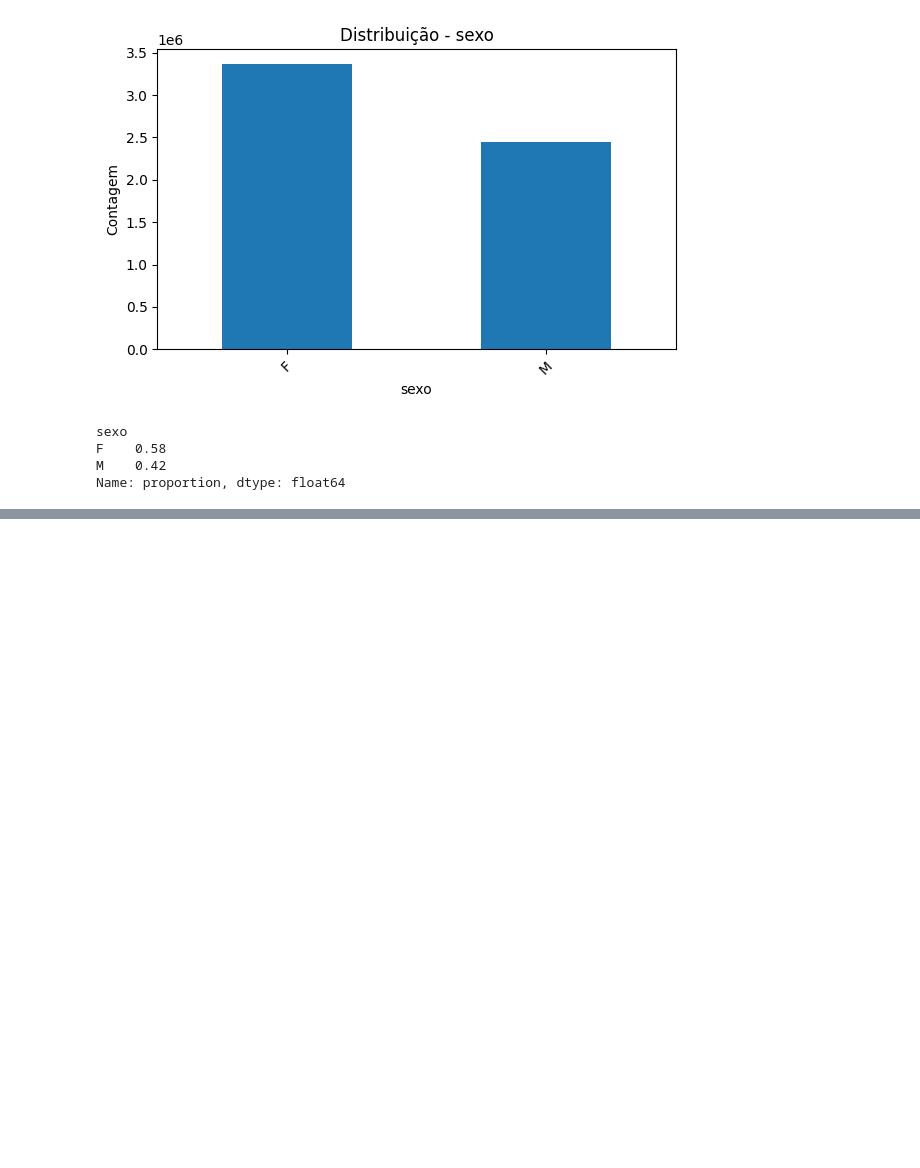
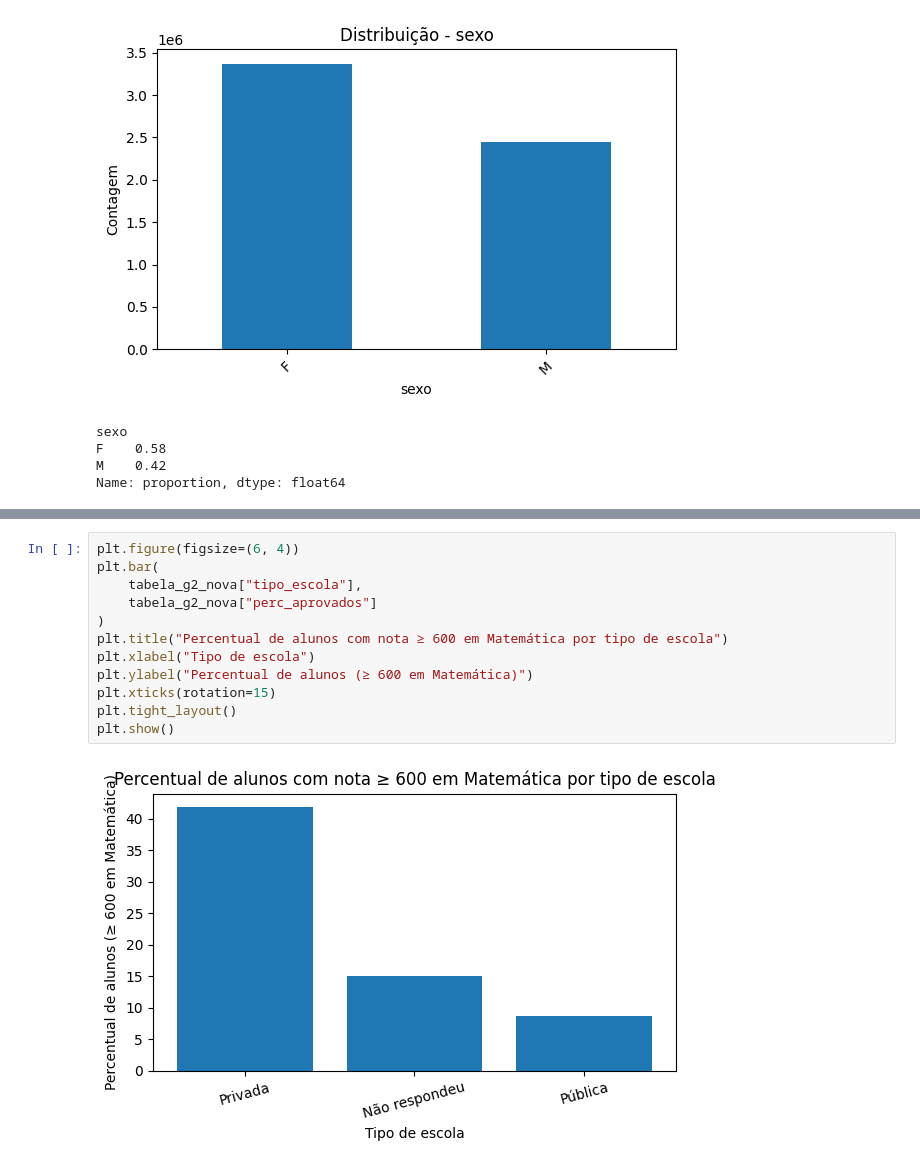
Before and after one commit to Fkureski/DataAnalyticsENEM2016, a Jupyter notebook: main.ipynb, the cells around one changed output, grey strips where cells are left out. Saved outputs shown, nothing was run; the diff lists cells and outputs as text; blank space fills up the shorter version.

```diff
--- a/main.ipynb
+++ b/main.ipynb
@@ -374,0 +437,14 @@ Name: proportion, dtype: float64
+# %%
+plt.figure(figsize=(6, 4))
+plt.bar(
+    tabela_g2_nova["tipo_escola"],
+    tabela_g2_nova["perc_aprovados"]
+)
+plt.title("Percentual de alunos com nota ≥ 600 em Matemática por tipo de escola")
+plt.xlabel("Tipo de escola")
+plt.ylabel("Percentual de alunos (≥ 600 em Matemática)")
+plt.xticks(rotation=15)
+plt.tight_layout()
+plt.show()
+# %% [output]
+[figure, added]
```
Also changed, not shown: parts of 8 cells of this notebook.
